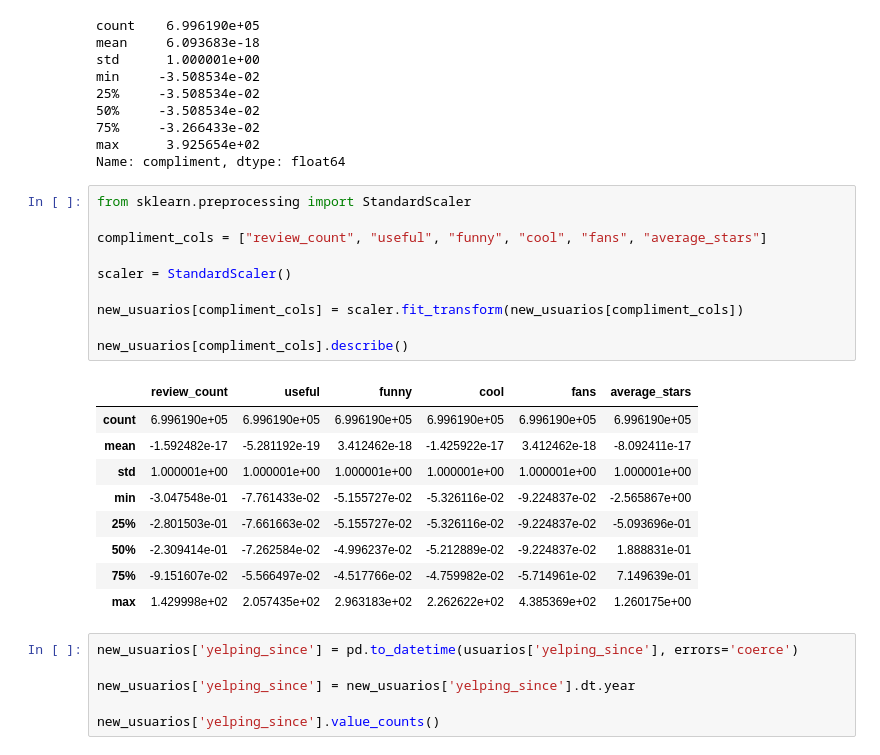
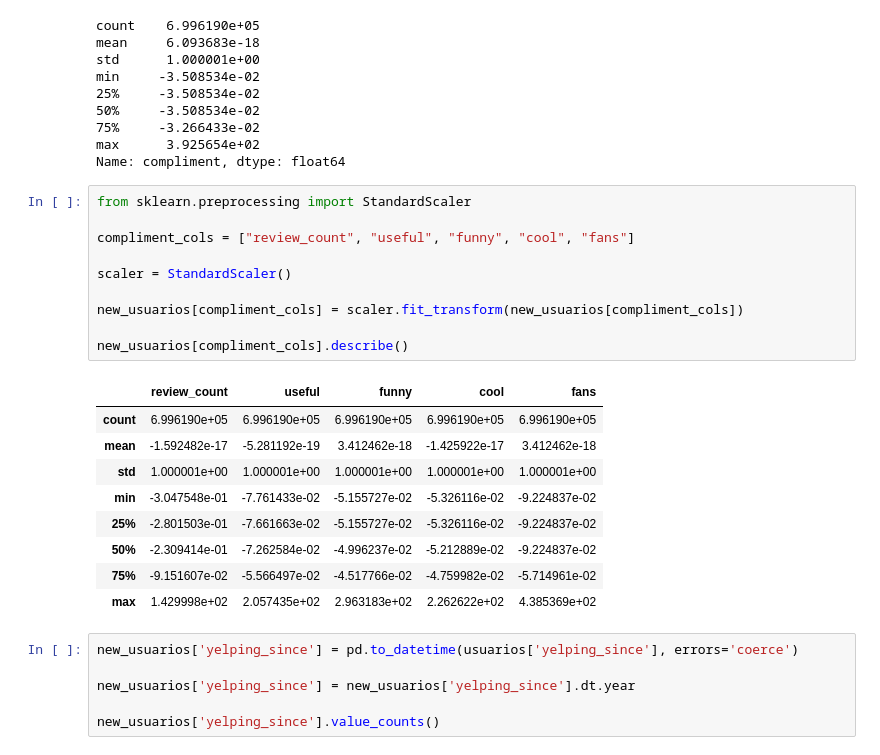
Before and after one commit to agmota11/RECSYS, a Jupyter notebook: Practica 2/src/Exploracion.ipynb, the cells around one changed output. Saved outputs shown, nothing was run; the diff lists cells and outputs as text.

```diff
--- a/Practica 2/src/Exploracion.ipynb
+++ b/Practica 2/src/Exploracion.ipynb
@@ -189,23 +189,23 @@ Name: compliment, dtype: float64
 # %%
 from sklearn.preprocessing import StandardScaler
 
-compliment_cols = ["review_count", "useful", "funny", "cool", "fans", "average_stars"]
+compliment_cols = ["review_count", "useful", "funny", "cool", "fans"]
 
 scaler = StandardScaler()
 
 new_usuarios[compliment_cols] = scaler.fit_transform(new_usuarios[compliment_cols])
 
 new_usuarios[compliment_cols].describe()
 # %% [output]
-|  | review_count | useful | funny | cool | fans | average_stars |
-| count | 6.996190e+05 | 6.996190e+05 | 6.996190e+05 | 6.996190e+05 | 6.996190e+05 | 6.996190e+05 |
-| mean | -1.592482e-17 | -5.281192e-19 | 3.412462e-18 | -1.425922e-17 | 3.412462e-18 | -8.092411e-17 |
-| std | 1.000001e+00 | 1.000001e+00 | 1.000001e+00 | 1.000001e+00 | 1.000001e+00 | 1.000001e+00 |
-| min | -3.047548e-01 | -7.761433e-02 | -5.155727e-02 | -5.326116e-02 | -9.224837e-02 | -2.565867e+00 |
-| 25% | -2.801503e-01 | -7.661663e-02 | -5.155727e-02 | -5.326116e-02 | -9.224837e-02 | -5.093696e-01 |
-| 50% | -2.309414e-01 | -7.262584e-02 | -4.996237e-02 | -5.212889e-02 | -9.224837e-02 | 1.888831e-01 |
-| 75% | -9.151607e-02 | -5.566497e-02 | -4.517766e-02 | -4.759982e-02 | -5.714961e-02 | 7.149639e-01 |
-| max | 1.429998e+02 | 2.057435e+02 | 2.963183e+02 | 2.262622e+02 | 4.385369e+02 | 1.260175e+00 |
+|  | review_count | useful | funny | cool | fans |
+| count | 6.996190e+05 | 6.996190e+05 | 6.996190e+05 | 6.996190e+05 | 6.996190e+05 |
+| mean | -1.592482e-17 | -5.281192e-19 | 3.412462e-18 | -1.425922e-17 | 3.412462e-18 |
+| std | 1.000001e+00 | 1.000001e+00 | 1.000001e+00 | 1.000001e+00 | 1.000001e+00 |
+| min | -3.047548e-01 | -7.761433e-02 | -5.155727e-02 | -5.326116e-02 | -9.224837e-02 |
+| 25% | -2.801503e-01 | -7.661663e-02 | -5.155727e-02 | -5.326116e-02 | -9.224837e-02 |
+| 50% | -2.309414e-01 | -7.262584e-02 | -4.996237e-02 | -5.212889e-02 | -9.224837e-02 |
+| 75% | -9.151607e-02 | -5.566497e-02 | -4.517766e-02 | -4.759982e-02 | -5.714961e-02 |
+| max | 1.429998e+02 | 2.057435e+02 | 2.963183e+02 | 2.262622e+02 | 4.385369e+02 |
 # %%
 new_usuarios['yelping_since'] = pd.to_datetime(usuarios['yelping_since'], errors='coerce')
 
```
Also changed, not shown: parts of 40 cells of this notebook, 2 other files.
